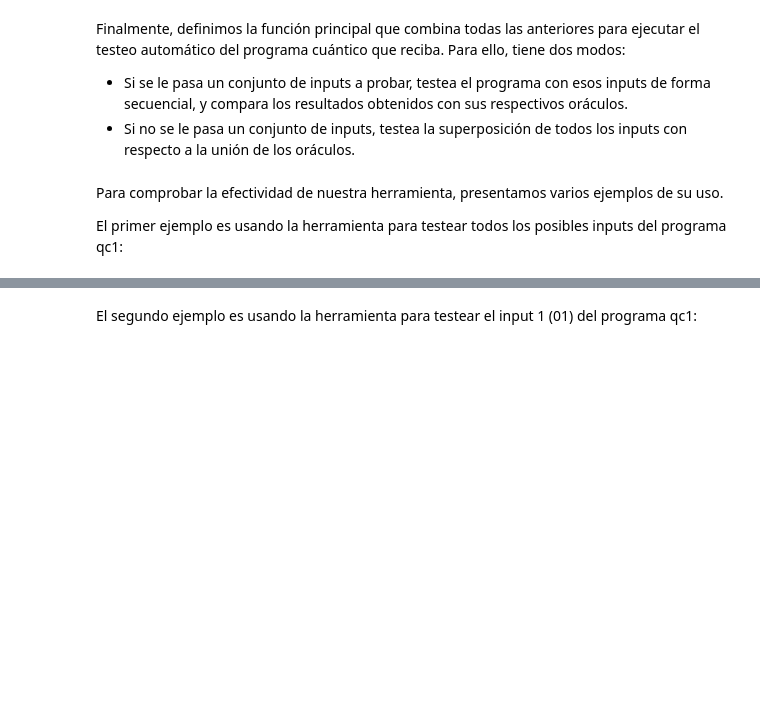
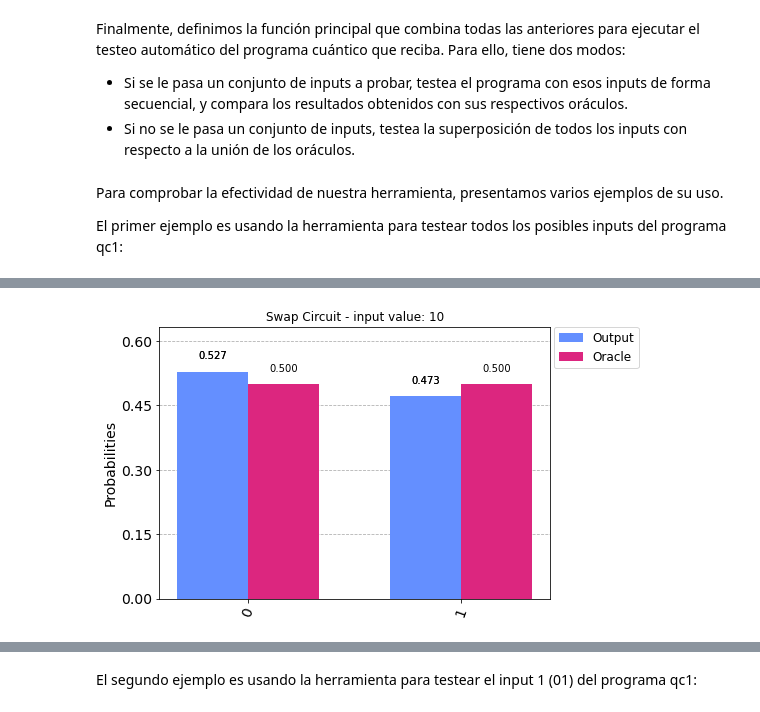
Before and after one commit to Colosu/QPTT, a Jupyter notebook: QPTT.ipynb, the cells around one changed output, grey strips where cells are left out. Drawn from its saved outputs; the diff is of its cells as text; code cells hidden in the pictures; blank space fills up the shorter version.

```diff
--- a/QPTT.ipynb
+++ b/QPTT.ipynb
@@ -259,0 +281,4 @@ Circuit passed evaluation for input [1, 1].
+# %%
+plot_histogram([outputs['10'], oracle['10']], legend=['Output', 'Oracle'], title="Swap Circuit - input value: 10")
+# %% [output]
+[figure, added]
```
Also changed, not shown: parts of 28 cells of this notebook, 1 other file.
